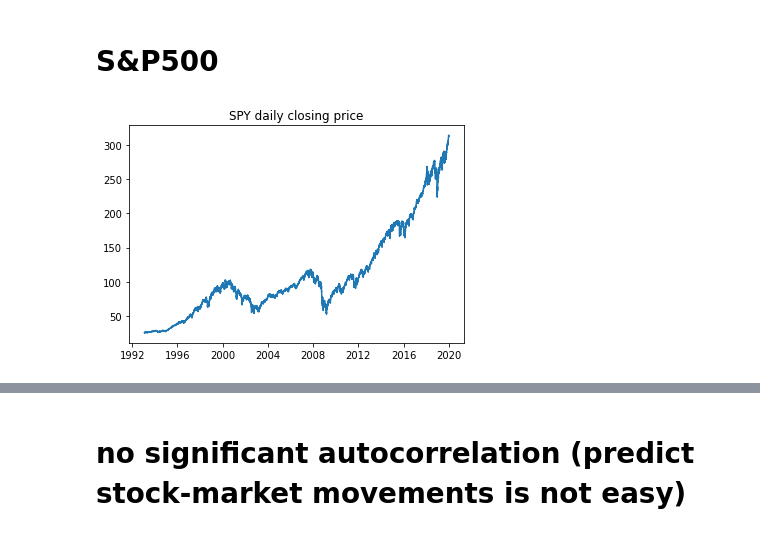
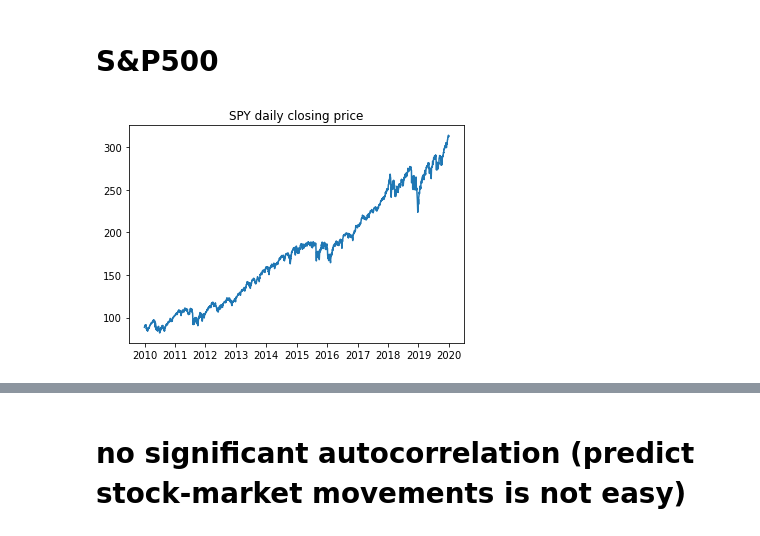
Before and after one commit to GrossBetruger/Kaggle, a Jupyter notebook: time_series_analysis/time_series_analysis.ipynb, the cells around one changed output, grey strips where cells are left out. Drawn from its saved outputs; the diff is of its cells as text; code cells hidden in the pictures.

```diff
--- a/time_series_analysis/time_series_analysis.ipynb
+++ b/time_series_analysis/time_series_analysis.ipynb
@@ -74,14 +123,14 @@ dtype: float64
 # %%
 import yfinance
 
 spy_data = yfinance.Ticker('SPY')
-spy_data = spy_data.history(period='1d', start='1950-01-01', end='2020-01-01')
+spy_data = spy_data.history(period='1d', start='2010-01-01', end='2020-01-01')
 closing_prices = spy_data[['Close']]
 plt.title('SPY daily closing price')
 plt.plot(closing_prices)
 plt.show()
 # %% [output]
-[figure, old version]
+[figure, new version]
 # %%
 daily_diffs = closing_prices.values[1:] - closing_prices[:-1]
 plt.title('SPY daily movements')
```
Also changed, not shown: parts of 12 cells of this notebook.
